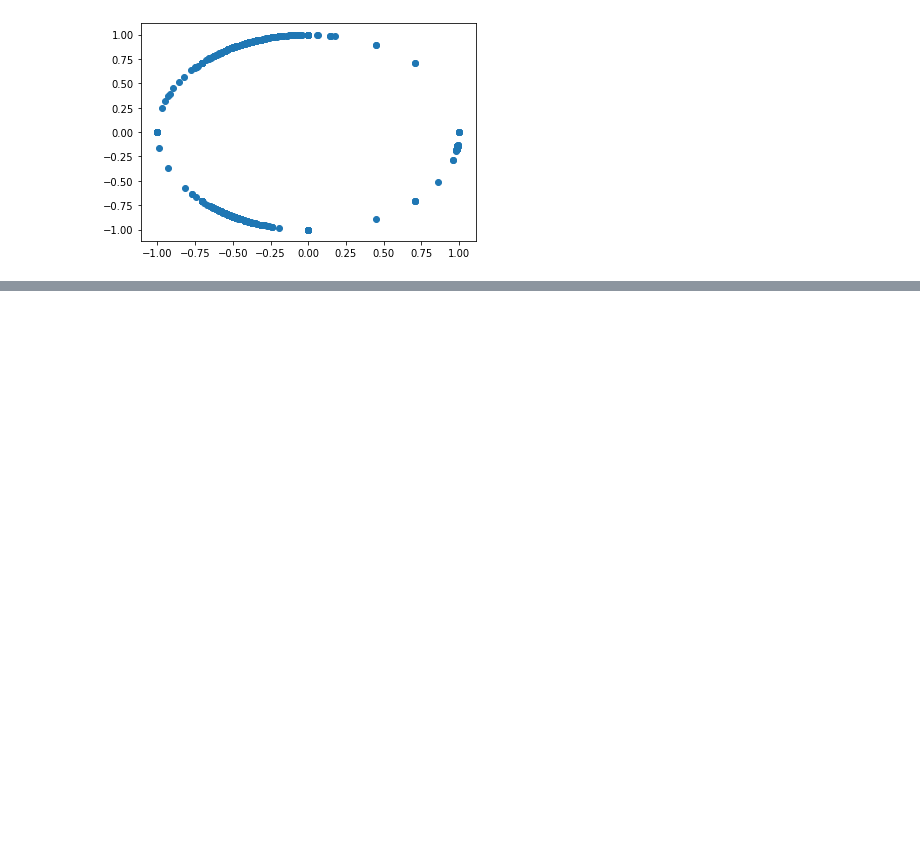
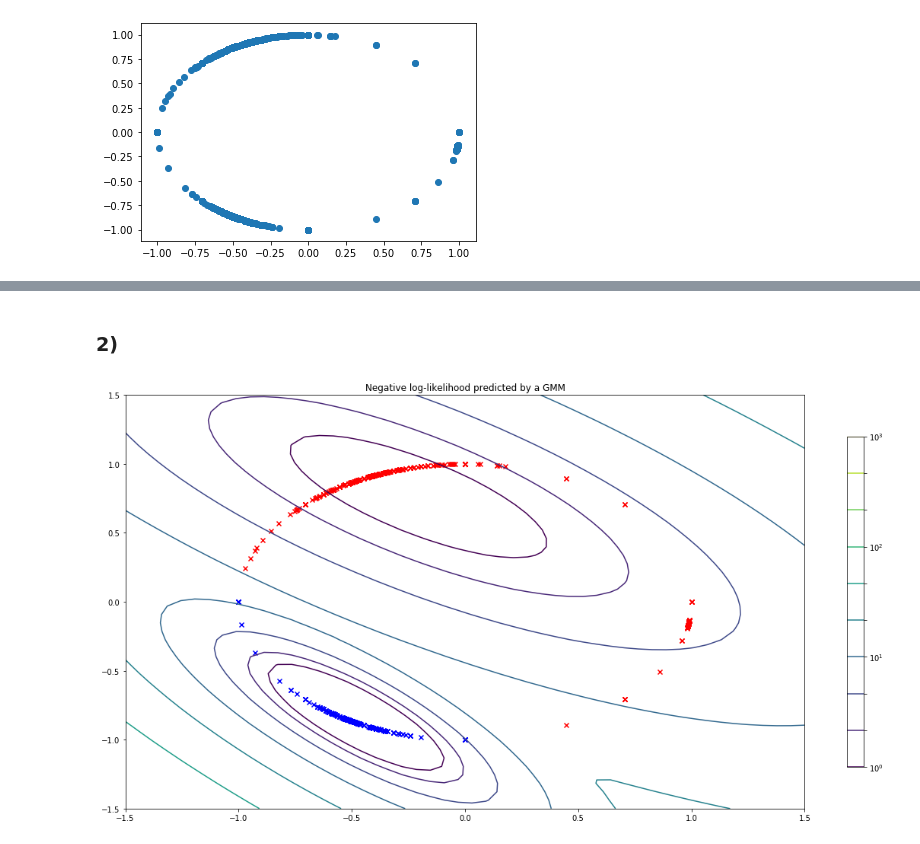
Before and after one commit to siriusted/GMM, a Jupyter notebook: Lab1.ipynb, the cells around one changed output, grey strips where cells are left out. Cells and saved outputs as stored; diff of their text form; code cells hidden in the pictures; blank space fills up the shorter version.

```diff
--- a/Lab1.ipynb
+++ b/Lab1.ipynb
@@ -119,0 +120,28 @@ plt.show()
+# %% [markdown]
+### 2)
+# %%
+from matplotlib.colors import LogNorm
+X_train = data2
+clf = model
+
+# display predicted scores by the model as a contour plot
+x = np.linspace(-1.5, 1.5)
+y = np.linspace(-1.5, 1.5)
+X, Y = np.meshgrid(x, y)
+XX = np.array([X.ravel(), Y.ravel()]).T
+Z = -clf.score_samples(XX)
+Z = Z.reshape(X.shape)
+
+fig, ax = plt.subplots(figsize=(20, 10))
+
+CS = plt.contour(X, Y, Z, norm=LogNorm(vmin=1.0, vmax=1000.0),
+                 levels=np.logspace(0, 3, 10))
+CB = plt.colorbar(CS, shrink=0.8, extend='both')
+ax.scatter(x1, y1, c='b', marker="x")
+ax.scatter(x2, y2, c='r', marker="x")
+ax.scatter(x3, y3, c='k', marker="x")
+plt.title('Negative log-likelihood predicted by a GMM')
+ax.axis('tight')
+fig.show()
+# %% [output]
+[figure, added]
```
Also changed, not shown: parts of 10 cells of this notebook.
